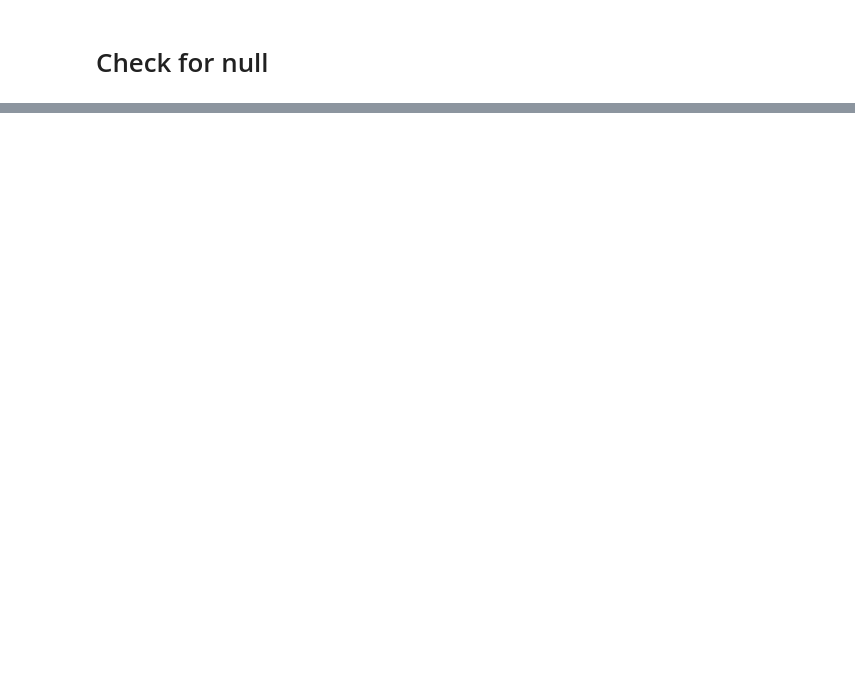
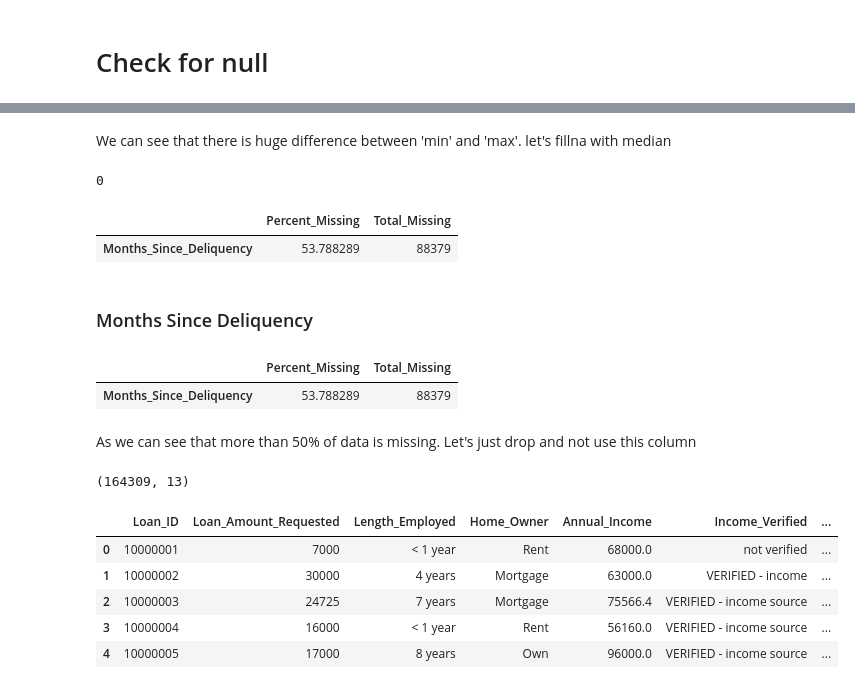
Before and after one commit to AvinashRamireddy31/Banking, a Jupyter notebook: src/data_processing/data_processing.ipynb, the cells around one changed output, grey strips where cells are left out. Saved outputs shown, nothing was run; the diff lists cells and outputs as text; code cells hidden in the pictures; blank space fills up the shorter version.

```diff
--- a/src/data_processing/data_processing.ipynb
+++ b/src/data_processing/data_processing.ipynb
@@ -105,0 +172,4 @@ train_data.apply(lambda col: col, axis = 0)
+# %%
+train_data['Home_Owner'] = train_data['Home_Owner'].fillna('Rent')
+print(train_data['Home_Owner'].isna().sum())
+get_missing_info(train_data)
@@ -105,0 +203,32 @@ train_data.apply(lambda col: col, axis = 0)
+# %% [markdown]
+We can see that there is huge difference between 'min' and 'max'. let's fillna with median
+# %%
+train_data['Annual_Income'] = train_data['Annual_Income'].fillna(train_data['Annual_Income'].median())
+print(train_data['Annual_Income'].isna().sum())
+get_missing_info(train_data)
+# %% [output]
+0
+|  | Percent_Missing | Total_Missing |
+| Months_Since_Deliquency | 53.788289 | 88379 |
+# %% [markdown]
+### Months Since Deliquency
+# %%
+get_missing_info(train_data)
+# %% [output]
+|  | Percent_Missing | Total_Missing |
+| Months_Since_Deliquency | 53.788289 | 88379 |
+# %% [markdown]
+As we can see that more than 50% of data is missing. Let's just drop and not use this column
+# %%
+train_data = train_data.drop('Months_Since_Deliquency', axis = 1, errors='ignore')
+
+print(train_data.shape)
+train_data.head()
+# %% [output]
+(164309, 13)
+|  | Loan_ID | Loan_Amount_Requested | Length_Employed | Home_Owner | Annual_Income | Income_Verified | ... |
+| 0 | 10000001 | 7000 | < 1 year | Rent | 68000.0 | not verified | ... |
+| 1 | 10000002 | 30000 | 4 years | Mortgage | 63000.0 | VERIFIED - income | ... |
+| 2 | 10000003 | 24725 | 7 years | Mortgage | 75566.4 | VERIFIED - income source | ... |
+| 3 | 10000004 | 16000 | < 1 year | Rent | 56160.0 | VERIFIED - income source | ... |
+| 4 | 10000005 | 17000 | 8 years | Own | 96000.0 | VERIFIED - income source | ... |
```
Also changed, not shown: parts of 30 cells of this notebook.
